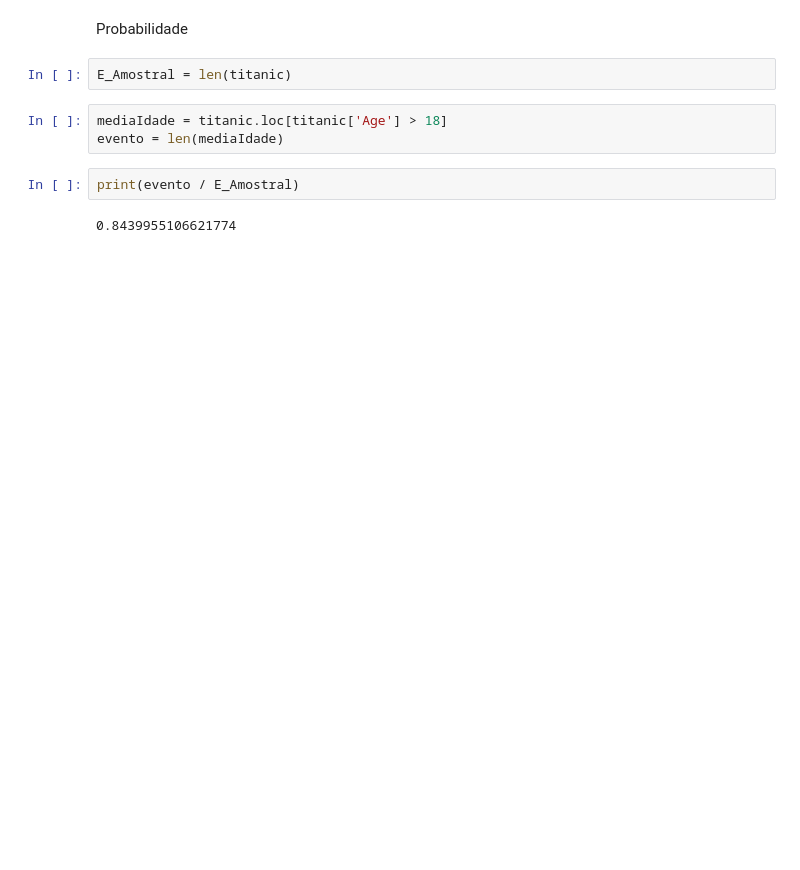
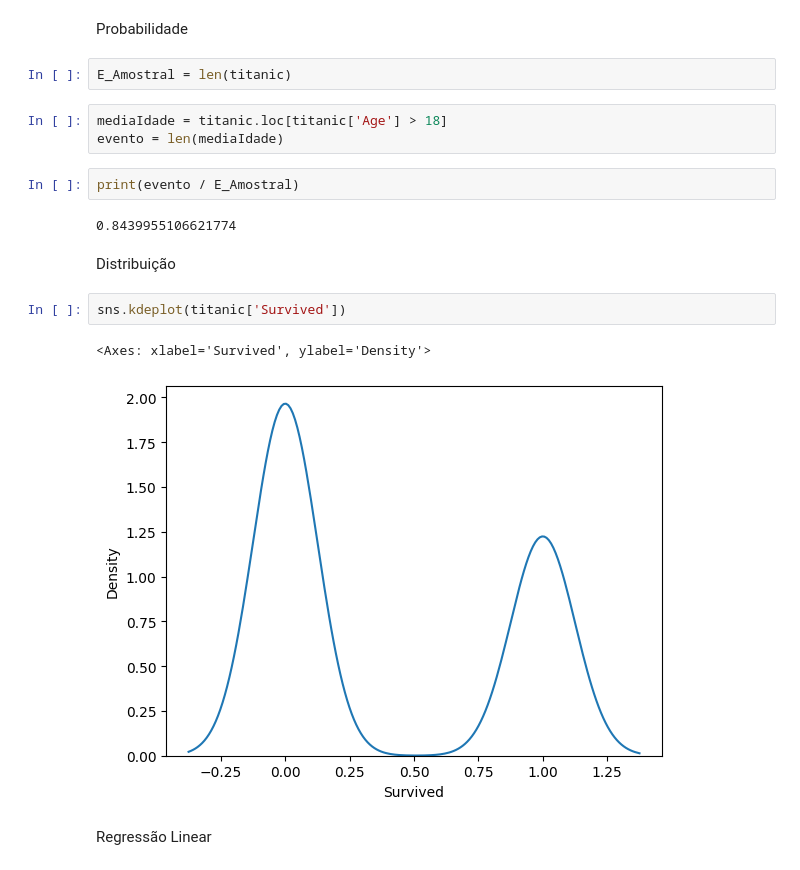
Before and after one commit to rdthemis/ADTD, a Jupyter notebook: Trabalho Final.ipynb, the cells around one changed output. Saved outputs shown, nothing was run; the diff lists cells and outputs as text; blank space fills up the shorter version.

```diff
--- a/Trabalho Final.ipynb
+++ b/Trabalho Final.ipynb
@@ -305,3 +340,12 @@ evento = len(mediaIdade)
 print(evento / E_Amostral)
 # %% [output]
 0.8439955106621774
+# %% [markdown]
+Distribuição
+# %%
+sns.kdeplot(titanic['Survived'])
+# %% [output]
+<Axes: xlabel='Survived', ylabel='Density'>
+[figure, added]
+# %% [markdown]
+Regressão Linear
```
Also changed, not shown: parts of 11 cells of this notebook.
